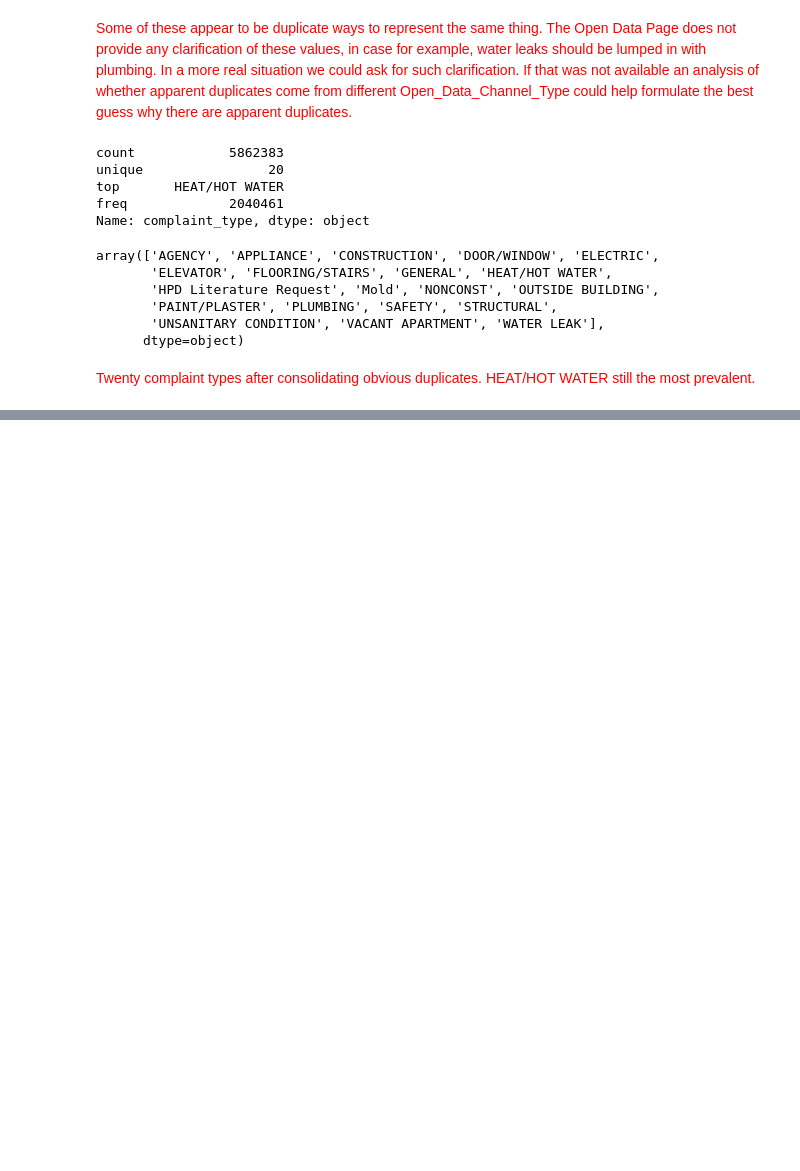
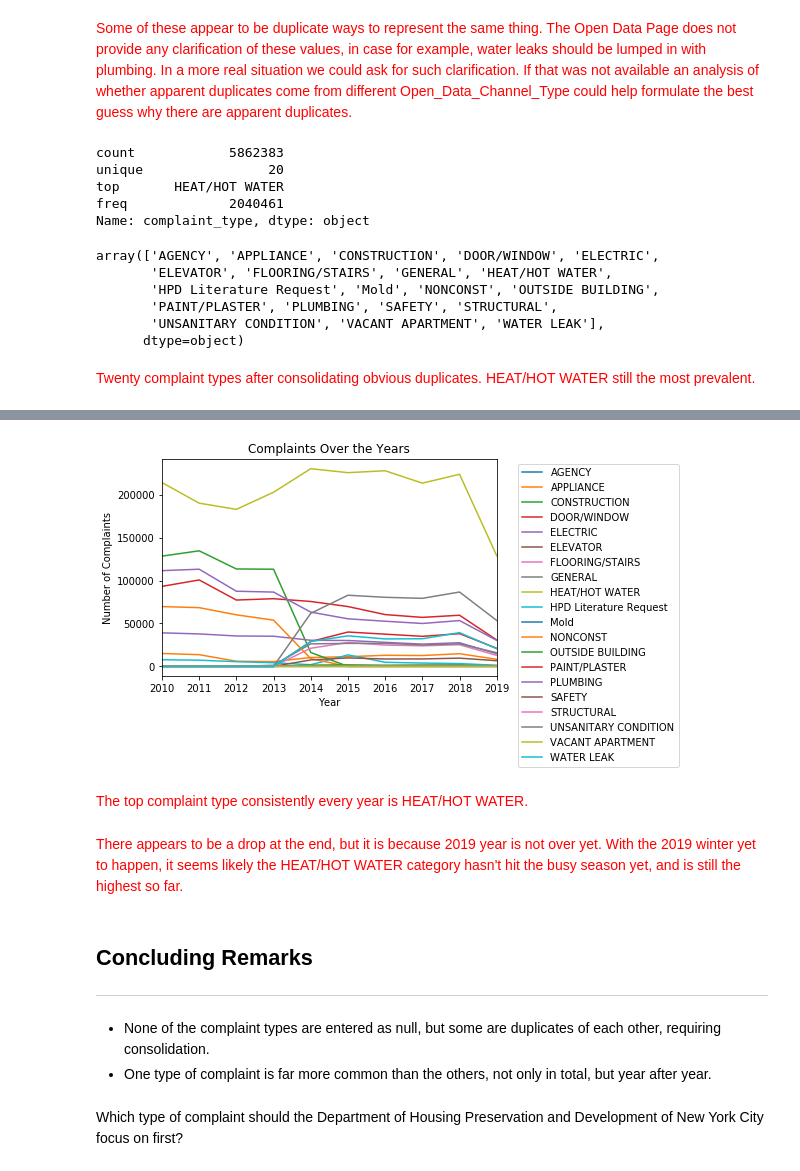
Before and after one commit to JeffBohn/notebooks, a Jupyter notebook: Courses/IBM-DS0720EN-Capstone/notebook1.ipynb, the cells around one changed output, grey strips where cells are left out. Drawn from its saved outputs; the diff is of its cells as text; code cells hidden in the pictures; blank space fills up the shorter version.

```diff
--- a/Courses/IBM-DS0720EN-Capstone/notebook1.ipynb
+++ b/Courses/IBM-DS0720EN-Capstone/notebook1.ipynb
@@ -299,0 +148,44 @@ df = pd.read_pickle(file_path_local + filename_full)
+# %%
+#Add Year column.
+def strleft(s):
+    return s[0:4]
+df['Year'] = df['created_date'].apply(strleft)
+# %%
+#Determine unique list of years.
+unique_years = df['Year'].unique()
+unique_years.sort()
+# %%
+#Calculate yearly totals
+import numpy as np
+yearly_totals = pd.DataFrame(index=unique_types, columns=unique_years)
+for y in unique_years:
+    values_this_year = df[df['Year']==y]['complaint_type'].value_counts()
+    for i in values_this_year.index:
+        yearly_totals.at[i,y] = values_this_year[i]
+yearly_totals.replace(np.nan, 0, inplace = True)
+yearly_totals = yearly_totals.transpose()
+# %%
+#Plot the number of complaints by type and year.
+yearly_totals.plot(kind="line")
+plt.title('Complaints Over the Years')
+plt.ylabel('Number of Complaints')
+plt.xlabel('Year')
+plt.legend(bbox_to_anchor=(1.05,1))
+plt.show()
+# %% [output]
+[figure, added]
+# %% [markdown]
+<p style="color:Red;">The top complaint type consistently every year is HEAT/HOT WATER.</p>
+# %% [markdown]
+<p style="color:Red;">There appears to be a drop at the end, but it is because 2019 year is not over yet.  With the 2019 winter yet to happen, it seems likely the HEAT/HOT WATER category hasn't hit the busy season yet, and is still the highest so far.</p>
+# %% [markdown]
+<a id="conclusion"></a>
+## Concluding Remarks
+---
+# %% [markdown]
+<ul>
+<li>None of the complaint types are entered as null, but some are duplicates of each other, requiring consolidation.
+<li>One type of complaint is far more common than the others, not only in total, but year after year.
+</ul>
+# %% [markdown]
+Which type of complaint should the Department of Housing Preservation and Development of New York City focus on first?
```
Also changed, not shown: parts of 63 cells of this notebook, 2 other files.
